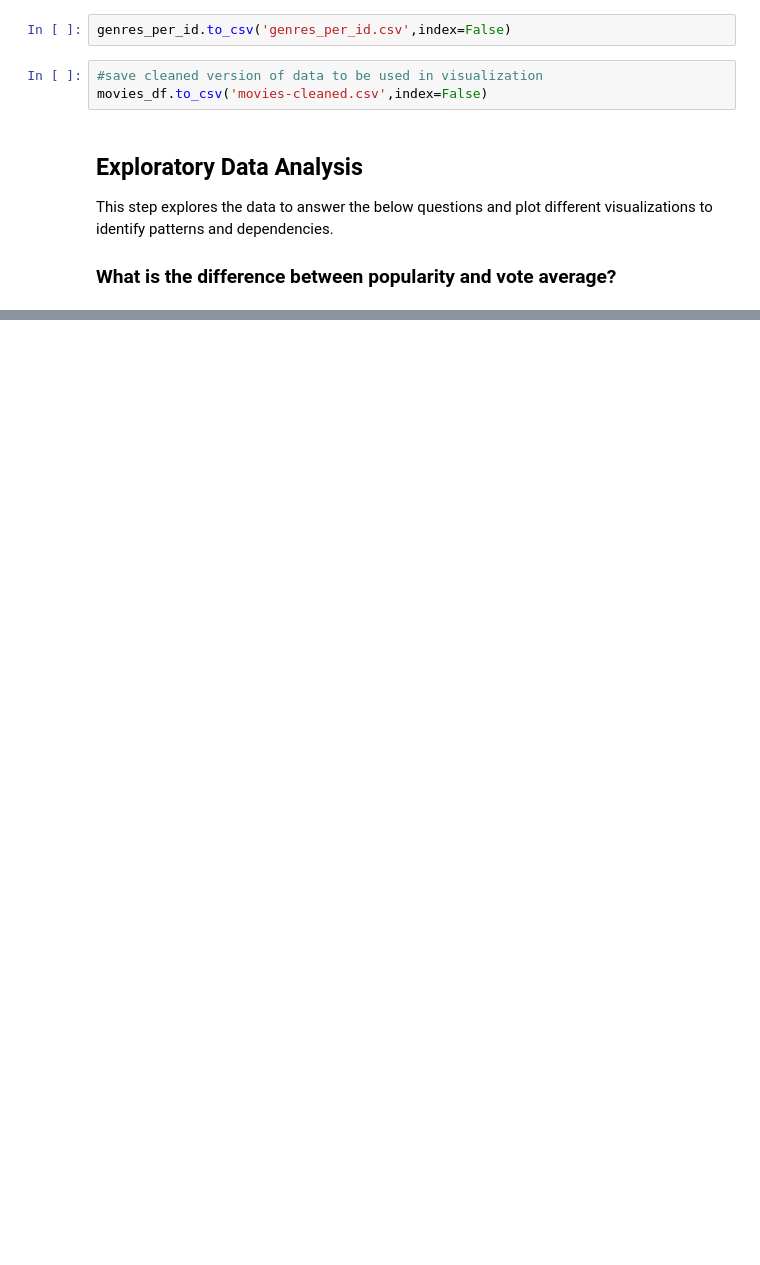
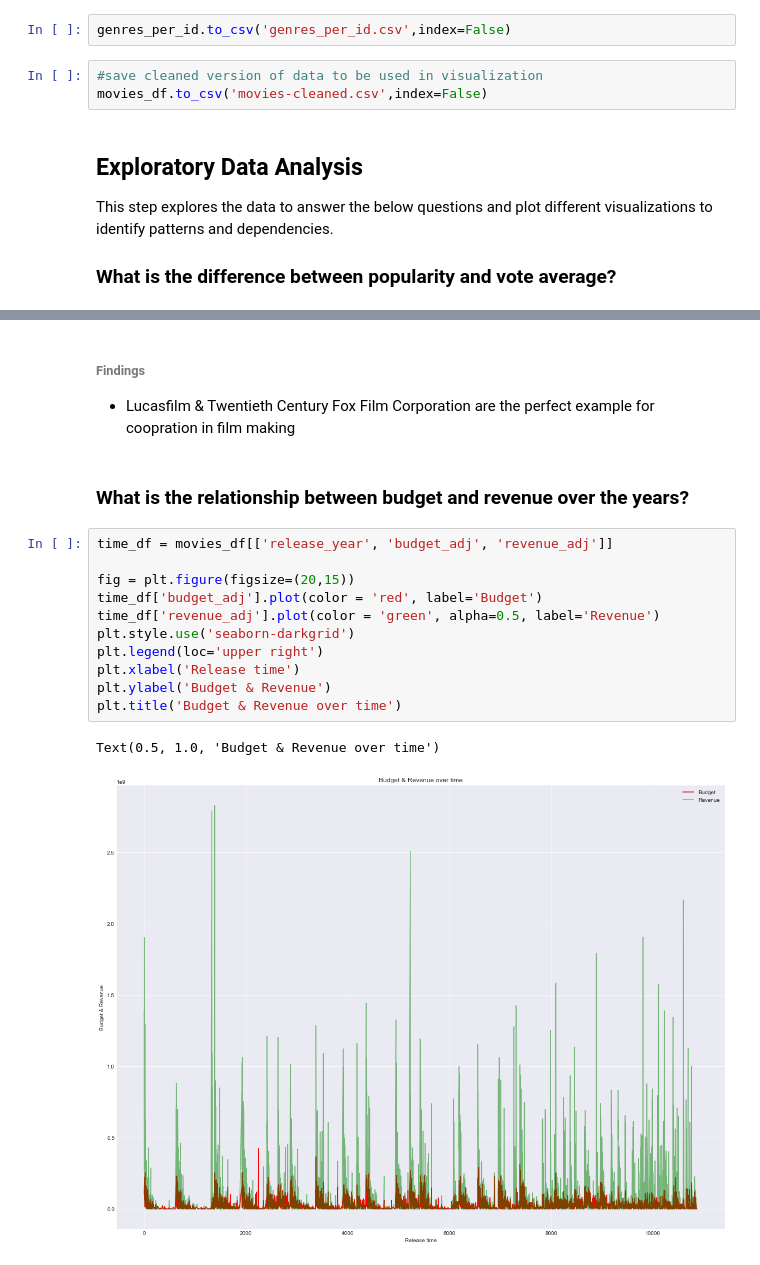
Before and after one commit to hagerElsehaimy/TMDb, a Jupyter notebook: TMDb.ipynb, the cells around one changed output, grey strips where cells are left out. Cells and saved outputs as stored; diff of their text form; blank space fills up the shorter version.

```diff
--- a/TMDb.ipynb
+++ b/TMDb.ipynb
@@ -452,0 +493,19 @@ movie_one_variable_visualization(movies_df,'original_title','revenue_adj','Movie
+# %% [markdown]
+###### Findings
+- Lucasfilm & Twentieth Century Fox Film Corporation are the perfect example for coopration in film making
+# %% [markdown]
+### What is the relationship between budget and revenue over the years?
+# %%
+time_df = movies_df[['release_year', 'budget_adj', 'revenue_adj']]
+
+fig = plt.figure(figsize=(20,15))
+time_df['budget_adj'].plot(color = 'red', label='Budget')
+time_df['revenue_adj'].plot(color = 'green', alpha=0.5, label='Revenue')
+plt.style.use('seaborn-darkgrid')
+plt.legend(loc='upper right')
+plt.xlabel('Release time')
+plt.ylabel('Budget & Revenue')
+plt.title('Budget & Revenue over time')
+# %% [output]
+Text(0.5, 1.0, 'Budget & Revenue over time')
+[figure, added]
```
Also changed, not shown: parts of 21 cells of this notebook.
